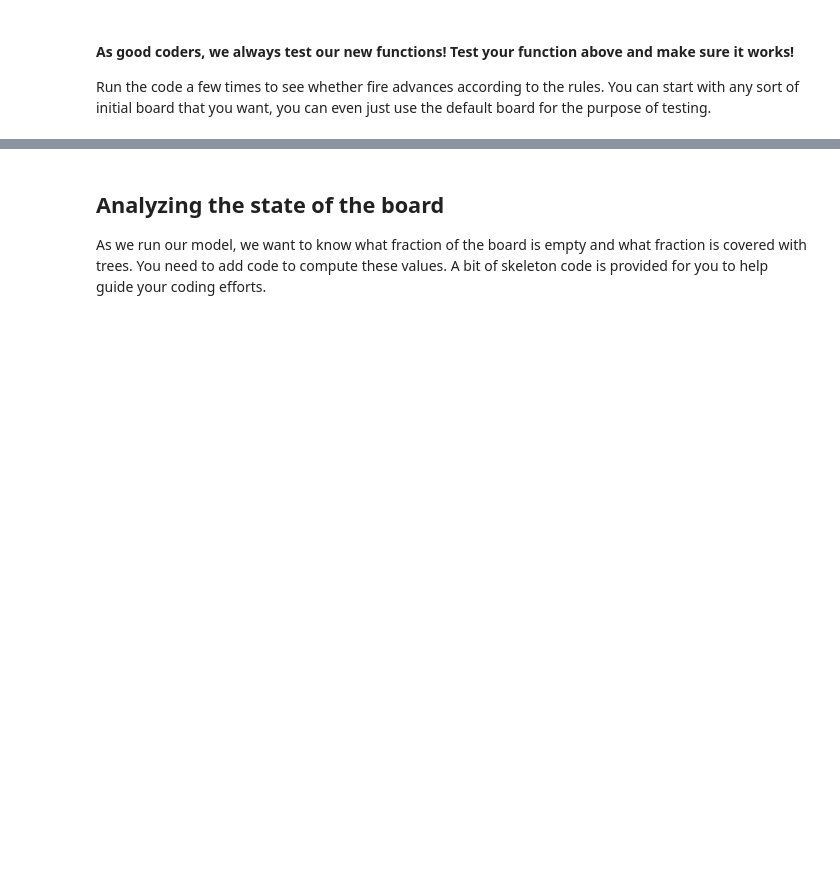
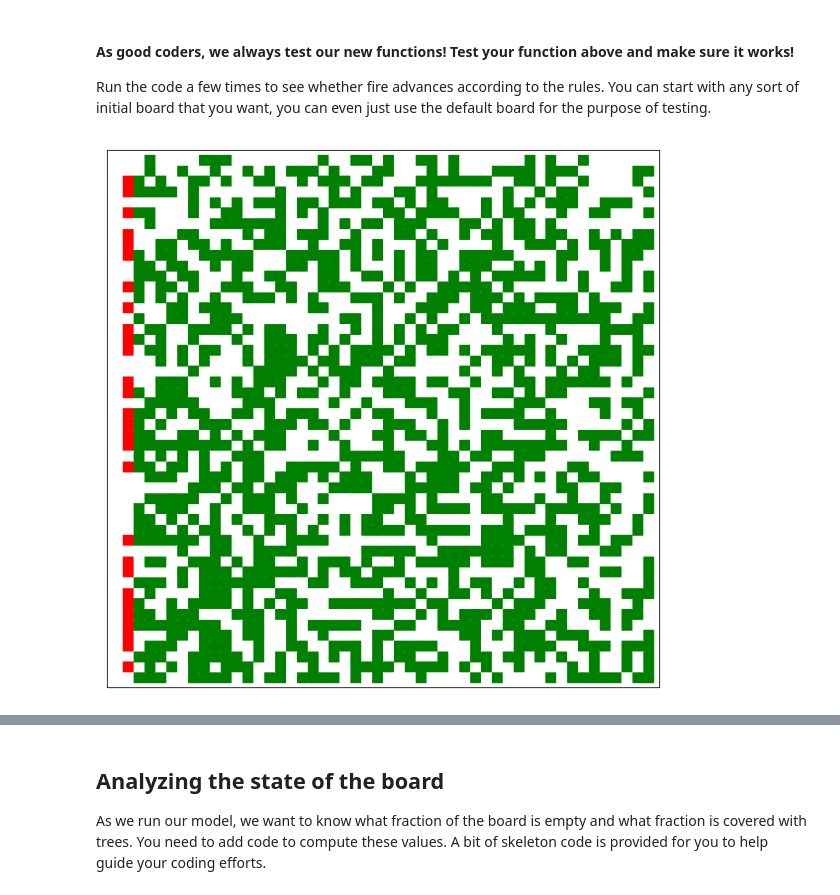
Before and after one commit to nathankurt/CMSE201, a Jupyter notebook: In-Class/Day-12_In-Class_ForestFiresABM-STUDENT.ipynb, the cells around one changed output, grey strips where cells are left out. Cells and saved outputs as stored; diff of their text form; code cells hidden in the pictures; blank space fills up the shorter version.

```diff
--- a/In-Class/Day-12_In-Class_ForestFiresABM-STUDENT.ipynb
+++ b/In-Class/Day-12_In-Class_ForestFiresABM-STUDENT.ipynb
@@ -189,12 +192,25 @@ def advance_board(game_board):
     Input: the initial game board.
     Output: the advanced game board
     '''
-
+    fire = 2
     # create a new array that's just like the original one, but initially set to all zeros (i.e., totally empty)
     new_board = np.zeros_like(game_board)
 
     # loop over each cell in the board and decide what to do.
     # You'll need two loops here, one nested inside the other.
+    for i in range(game_board.shape[0]):
+        for j in range(game_board.shape[1]):
+            #if not new_board[i,j]:
+            if not game_board[i,j]:
+                new_board[i,j] = 0
+            elif game_board[i,j] == 2:
+                new_board[i,j] = 0
+            elif game_board[i,j]:
+                if 2 in get_neighbors(i,j,game_board):
+                    new_board[i,j] = 2
+                else:
+                    new_board[i,j] = game_board[i,j]
+
 
 
             # Now that we're inside the loops we need to apply our rules
@@ -216,12 +232,35 @@ def advance_board(game_board):
 
     # return the new board
     return new_board
+
+
+
+def onBoard(i, j, image):
+    if i < image.shape[0]-1 and i >= 0 and j < image.shape[1]-1 and j >= 0: # You need some more conditions here!                                 # We've checked i, but what about j?
+        return True
+    else:
+        return False
+
+def get_neighbors(i,j, board):
+    # The following list contains the indices of the neighbors for a pixel at (i.j)
+    neighborhood = [(i-1, j), (i, j-1), (i+1, j), (i, j+1)]
+
+    neighbor_values = []
+    for neighbor in neighborhood:
+        if onBoard(i, j , board):
+            neighbor_values.append(board[neighbor[0], neighbor[1]])
+
+    return neighbor_values
 # %% [markdown]
 #### As good coders, we always test our new functions! Test your function above and make sure it works!
 
 Run the code a few times to see whether fire advances according to the rules. You can start with any sort of initial board that you want, you can even just use the default board for the purpose of testing.
 # %%
 # Initialize a new board here
+fig = plt.figure(figsize=(10,10))
+plotgrid(advance_board(arr))
+# %% [output]
+[figure, added]
 # %%
 # Test your new advance_board function here. Make a plot to check it.
 # Run this cell several times to make sure the fire continues to advance.
```
Also changed, not shown: parts of 5 cells of this notebook, 2 other files.
